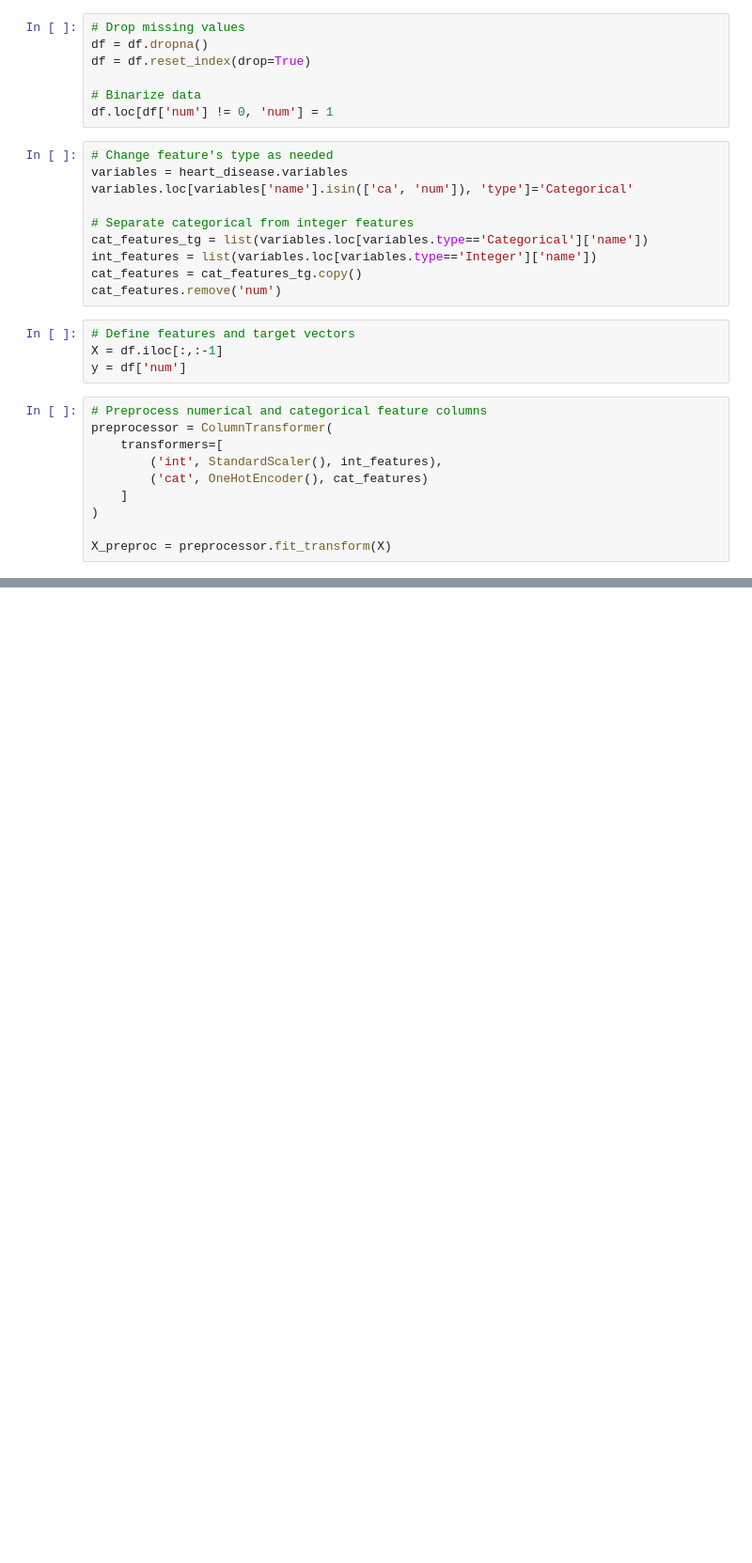
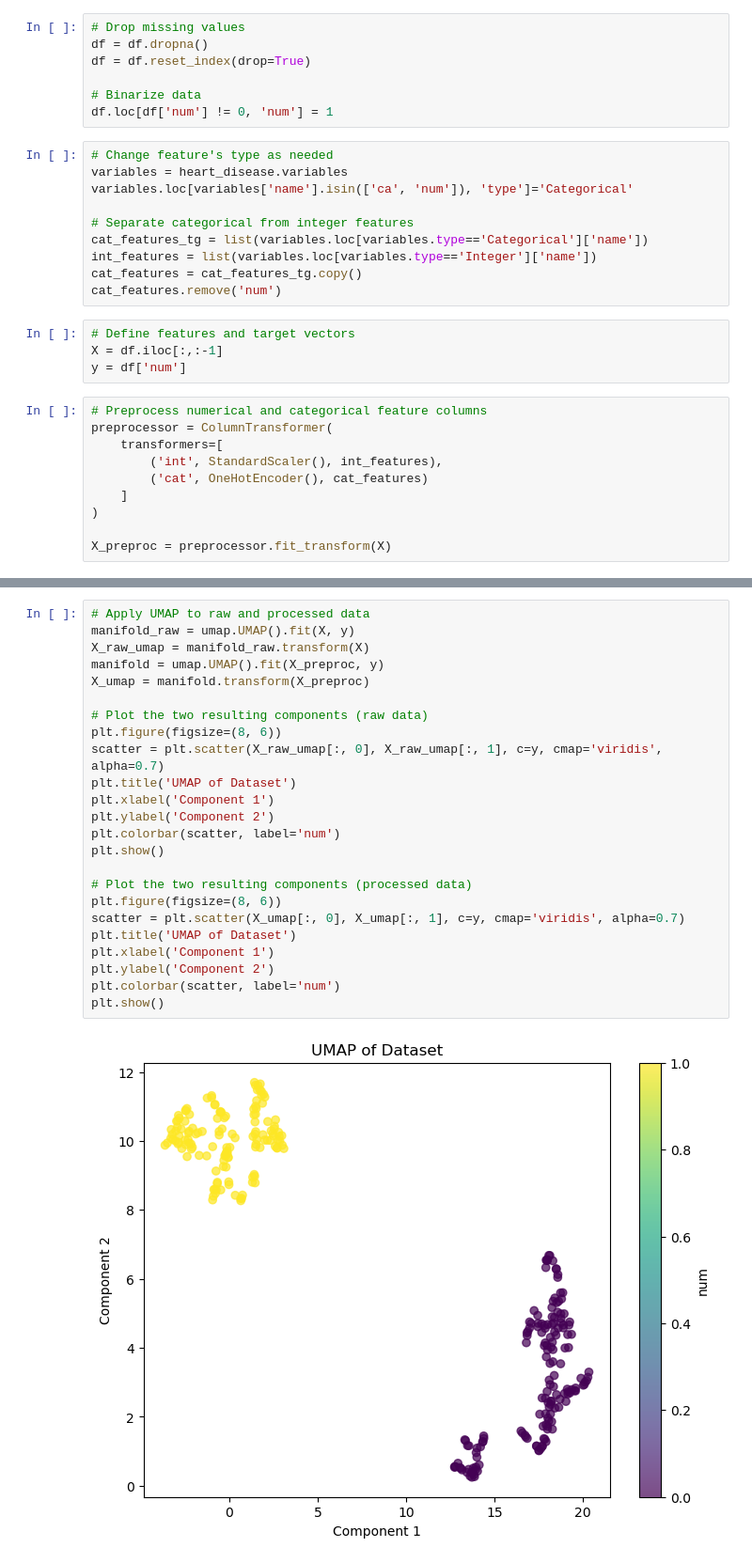
Before and after one commit to alicevk/GP-comparative-analysis, a Jupyter notebook: 1-EDA-and-Preprocessing/2-dimensionality-reduction.ipynb, the cells around one changed output, grey strips where cells are left out. Shown: that part at 94% size. Cells and saved outputs as stored; diff of their text form; blank space fills up the shorter version.

Commit message:
Adiciona teste com UMAP

```diff
--- a/1-EDA-and-Preprocessing/2-dimensionality-reduction.ipynb
+++ b/1-EDA-and-Preprocessing/2-dimensionality-reduction.ipynb
@@ -116,0 +130,26 @@ However, considering that the normalized dataset has 28 features, it's a lot mor
+# %%
+# Apply UMAP to raw and processed data
+manifold_raw = umap.UMAP().fit(X, y)
+X_raw_umap = manifold_raw.transform(X)
+manifold = umap.UMAP().fit(X_preproc, y)
+X_umap = manifold.transform(X_preproc)
+
+# Plot the two resulting components (raw data)
+plt.figure(figsize=(8, 6))
+scatter = plt.scatter(X_raw_umap[:, 0], X_raw_umap[:, 1], c=y, cmap='viridis', alpha=0.7)
+plt.title('UMAP of Dataset')
+plt.xlabel('Component 1')
+plt.ylabel('Component 2')
+plt.colorbar(scatter, label='num')
+plt.show()
+
+# Plot the two resulting components (processed data)
+plt.figure(figsize=(8, 6))
+scatter = plt.scatter(X_umap[:, 0], X_umap[:, 1], c=y, cmap='viridis', alpha=0.7)
+plt.title('UMAP of Dataset')
+plt.xlabel('Component 1')
+plt.ylabel('Component 2')
+plt.colorbar(scatter, label='num')
+plt.show()
+# %% [output]
+[figure, added]
```
Also changed, not shown: parts of 8 cells of this notebook.
